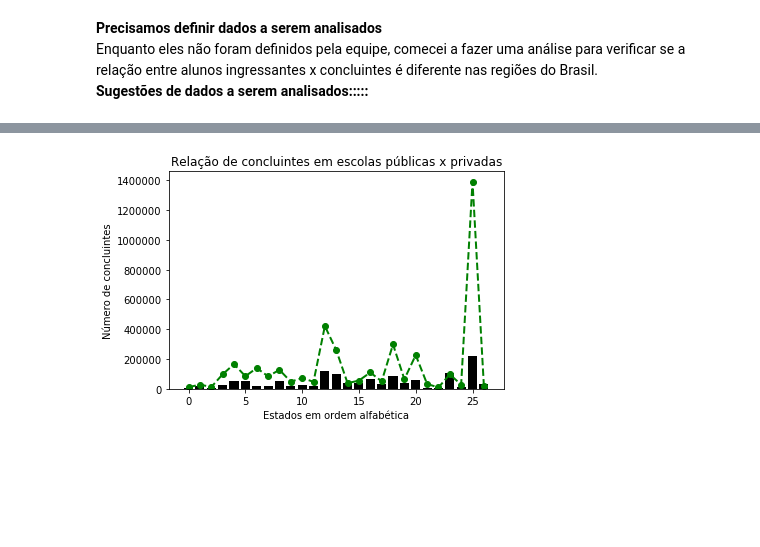
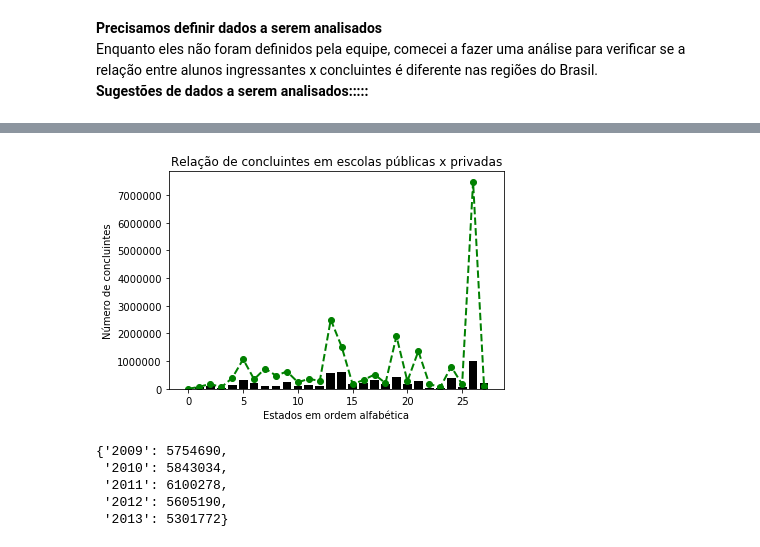
Before and after one commit to sarahraquel/learning_analytics, a Jupyter notebook: INEP.ipynb, the cells around one changed output, grey strips where cells are left out. Cells and saved outputs as stored; diff of their text form; code cells hidden in the pictures; blank space fills up the shorter version.

```diff
--- a/INEP.ipynb
+++ b/INEP.ipynb
@@ -144,4 +150,27 @@ generate_bar_graph("Número de concluintes em instituições públicas por estad
 # %%
-plota_barra_linha("Relação de concluintes em escolas públicas x privadas", range(27), list(concluintes_publica_num.values()), list(concluintes_privada_num.values()), "Estados em ordem alfabética", "Número de concluintes")
+plota_barra_linha("Relação de concluintes em escolas públicas x privadas", range(28), list(concluintes_publica_num.values()), list(concluintes_privada_num.values()), "Estados em ordem alfabética", "Número de concluintes")
 # %% [output]
-[figure, old version]
+[figure, new version]
+# %%
+anos = []
+for c in concluintes:
+    if(c['Ano Censo'] not in anos):
+        anos.append(c['Ano Censo'])
+anos.sort()
+
+concluintes_por_ano = {}
+
+for a in anos:
+    concluintes_por_ano[a] = 0
+
+for concluinte in concluintes:
+    ano = concluinte['Ano Censo']
+    concluintes_por_ano[ano] += concluinte['Número de Concluintes']
+
+concluintes_por_ano
+# %% [output]
+{'2009': 5754690,
+ '2010': 5843034,
+ '2011': 6100278,
+ '2012': 5605190,
+ '2013': 5301772}
```
Also changed, not shown: parts of 6 cells of this notebook, 1 other file.
